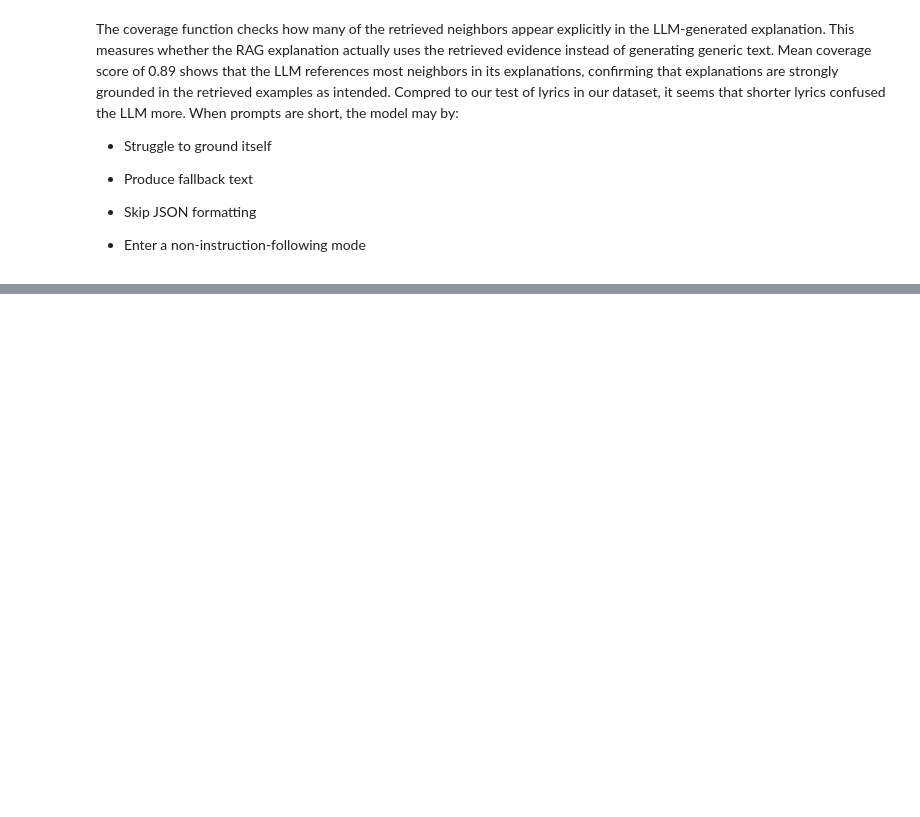
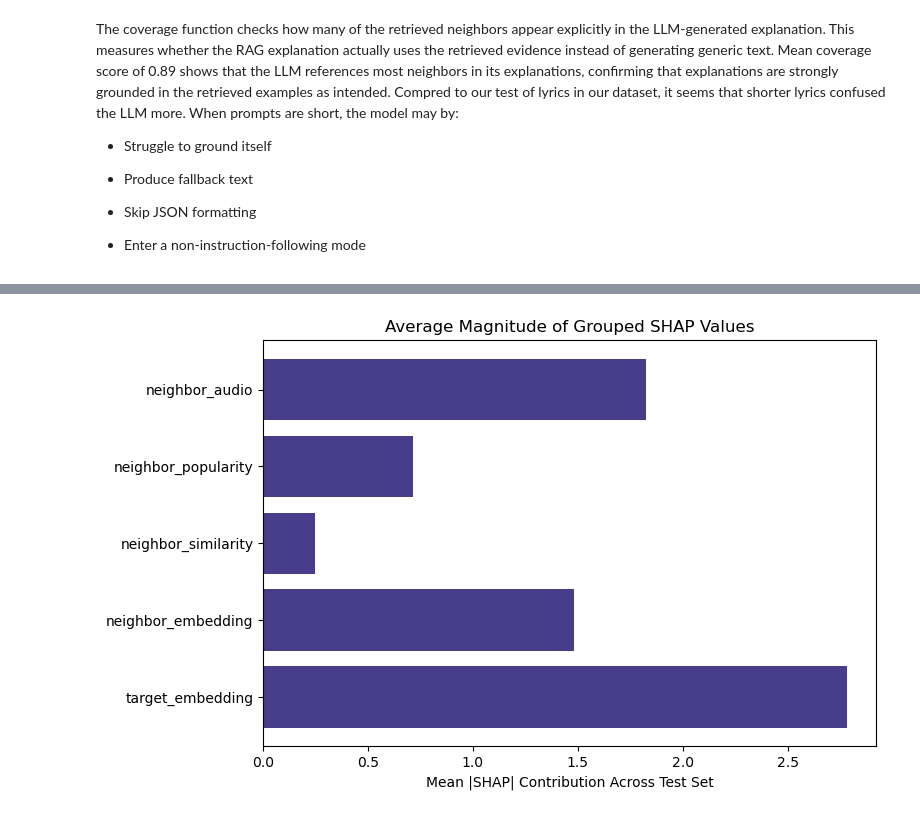
Before and after one commit to jeffreyschoi/Explaining_Song_Popularity, a Jupyter notebook: multimodel/pred_model_evaluation.ipynb, the cells around one changed output, grey strips where cells are left out. Saved outputs shown, nothing was run; the diff lists cells and outputs as text; code cells hidden in the pictures; blank space fills up the shorter version.

```diff
--- a/multimodel/pred_model_evaluation.ipynb
+++ b/multimodel/pred_model_evaluation.ipynb
@@ -1090,0 +1266,56 @@ The coverage function checks how many of the retrieved neighbors appear explicit
+# %%
+# --- GROUPED SHAP MAGNITUDES ---
+
+EMB_DIM = len(df.iloc[0]["lyrics_embedding"])
+
+# Storage
+all_target = []
+all_nb_emb = []
+all_nb_sim = []
+all_nb_pop = []
+all_nb_audio = []
+
+for i in range(shap_vals_test.shape[0]):
+    grouped = group_shap_fully(
+        shap_vals_test[i],
+        EMB_DIM=EMB_DIM,
+        audio_feature_cols=audio_feature_cols,
+        k_neighbors=3
+    )
+
+    # target embedding magnitude
+    all_target.append(abs(grouped["target_embedding"]))
+
+    # neighbor components
+    for nb in grouped["neighbors"]:
+        all_nb_emb.append(abs(nb["embedding"]))
+        all_nb_sim.append(abs(nb["similarity"]))
+        all_nb_pop.append(abs(nb["popularity"]))
+
+        # sum magnitudes of audio features
+        audio_mag = sum(abs(v) for v in nb["audio_features"].values())
+        all_nb_audio.append(audio_mag)
+
+# Averages
+avg_group_mag = {
+    "target_embedding": np.mean(all_target),
+    "neighbor_embedding": np.mean(all_nb_emb),
+    "neighbor_similarity": np.mean(all_nb_sim),
+    "neighbor_popularity": np.mean(all_nb_pop),
+    "neighbor_audio": np.mean(all_nb_audio),
+}
+
+avg_group_mag
+import matplotlib.pyplot as plt
+
+labels = list(avg_group_mag.keys())
+values = [avg_group_mag[k] for k in labels]
+
+plt.figure(figsize=(8,5))
+plt.barh(labels, values, color='darkslateblue')
+plt.xlabel("Mean |SHAP| Contribution Across Test Set")
+plt.title("Average Magnitude of Grouped SHAP Values")
+plt.tight_layout()
+plt.show()
+# %% [output]
+[figure, added]
```
Also changed, not shown: parts of 8 cells of this notebook, 2 other files.
